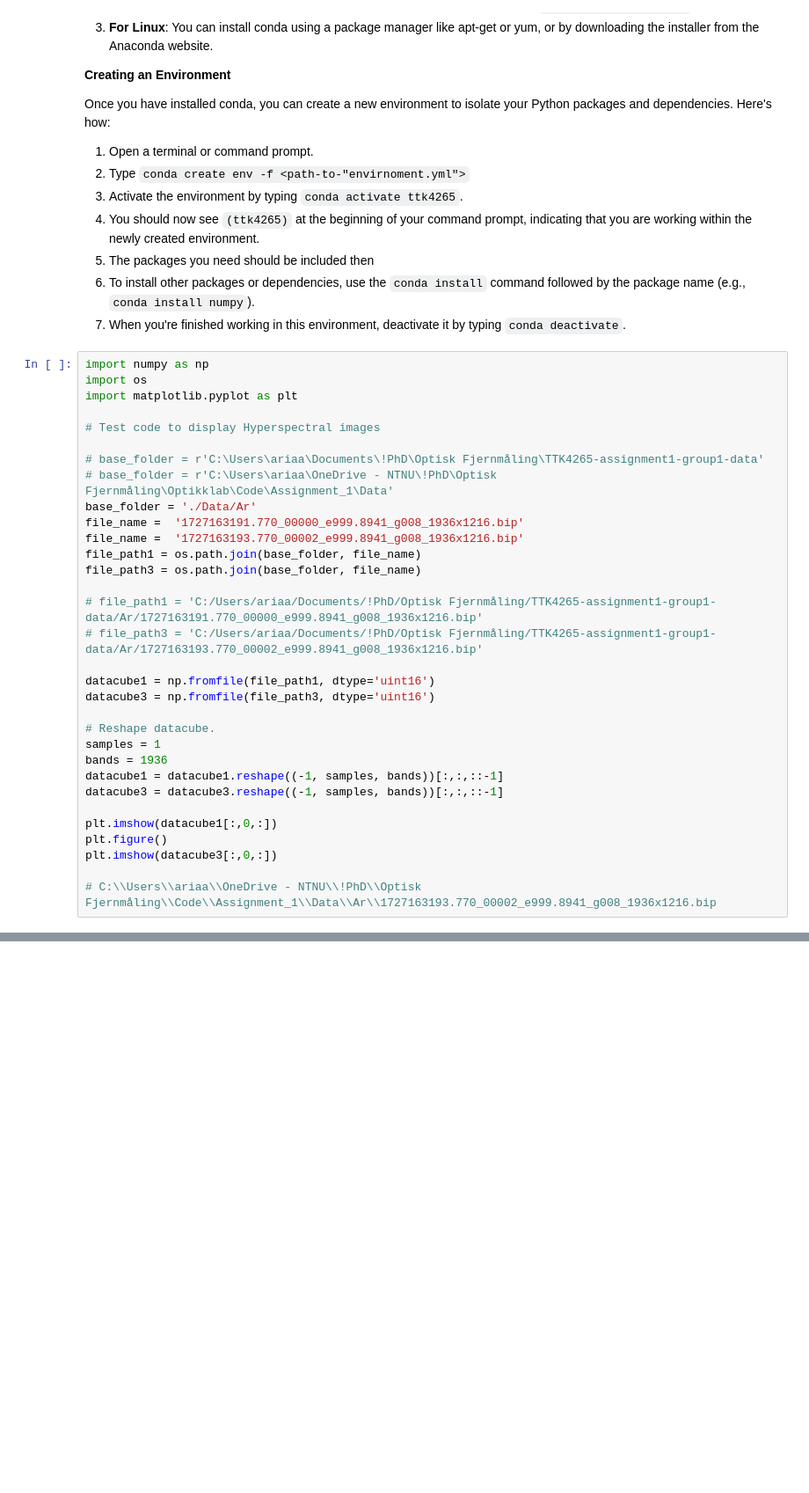
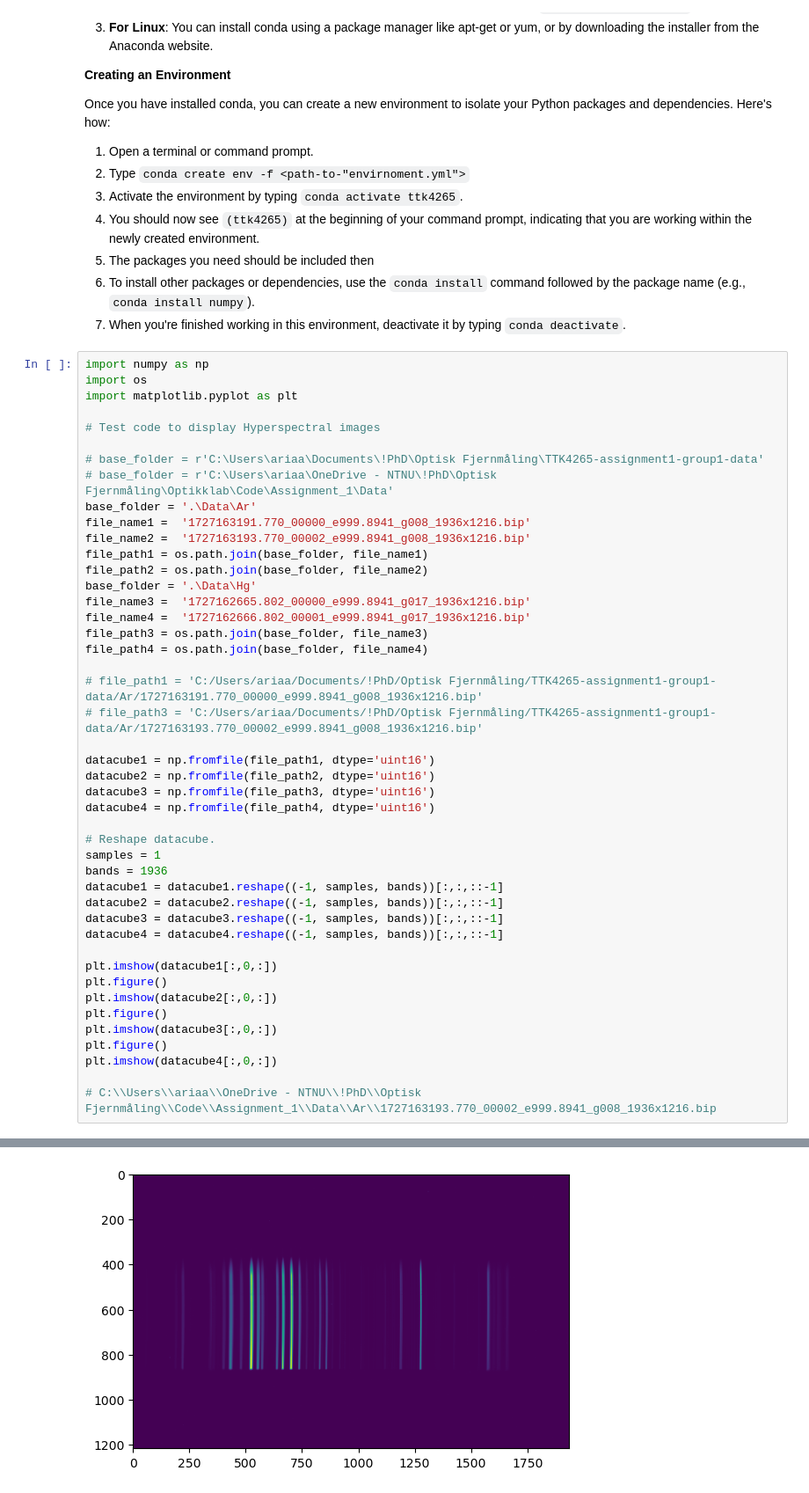
Before and after one commit to Larshalvorhansen/optikkLab, a Jupyter notebook: Code/Assignment_1/notebook.ipynb, the cells around one changed output, grey strips where cells are left out. Shown: that part at 88% size. Drawn from its saved outputs; the diff is of its cells as text; blank space fills up the shorter version.

Commit message:
more plots

```diff
--- a/Code/Assignment_1/notebook.ipynb
+++ b/Code/Assignment_1/notebook.ipynb
@@ -41,35 +41,49 @@ Once you have installed conda, you can create a new environment to isolate your
 import numpy as np
 import os
 import matplotlib.pyplot as plt
 
 # Test code to display Hyperspectral images
 
 # base_folder = r'C:\Users\ariaa\Documents\!PhD\Optisk Fjernmåling\TTK4265-assignment1-group1-data'
 # base_folder = r'C:\Users\ariaa\OneDrive - NTNU\!PhD\Optisk Fjernmåling\Optikklab\Code\Assignment_1\Data'
-base_folder = './Data/Ar'
-file_name =  '1727163191.770_00000_e999.8941_g008_1936x1216.bip'
-file_name =  '1727163193.770_00002_e999.8941_g008_1936x1216.bip'
-file_path1 = os.path.join(base_folder, file_name)
-file_path3 = os.path.join(base_folder, file_name)
+base_folder = '.\Data\Ar'
+file_name1 =  '1727163191.770_00000_e999.8941_g008_1936x1216.bip'
+file_name2 =  '1727163193.770_00002_e999.8941_g008_1936x1216.bip'
+file_path1 = os.path.join(base_folder, file_name1)
+file_path2 = os.path.join(base_folder, file_name2)
+base_folder = '.\Data\Hg'
+file_name3 =  '1727162665.802_00000_e999.8941_g017_1936x1216.bip'
+file_name4 =  '1727162666.802_00001_e999.8941_g017_1936x1216.bip'
+file_path3 = os.path.join(base_folder, file_name3)
+file_path4 = os.path.join(base_folder, file_name4)
 
 # file_path1 = 'C:/Users/ariaa/Documents/!PhD/Optisk Fjernmåling/TTK4265-assignment1-group1-data/Ar/1727163191.770_00000_e999.8941_g008_1936x1216.bip'
 # file_path3 = 'C:/Users/ariaa/Documents/!PhD/Optisk Fjernmåling/TTK4265-assignment1-group1-data/Ar/1727163193.770_00002_e999.8941_g008_1936x1216.bip'
 
 datacube1 = np.fromfile(file_path1, dtype='uint16')
+datacube2 = np.fromfile(file_path2, dtype='uint16')
 datacube3 = np.fromfile(file_path3, dtype='uint16')
+datacube4 = np.fromfile(file_path4, dtype='uint16')
 
 # Reshape datacube.
 samples = 1
 bands = 1936
 datacube1 = datacube1.reshape((-1, samples, bands))[:,:,::-1]
+datacube2 = datacube2.reshape((-1, samples, bands))[:,:,::-1]
 datacube3 = datacube3.reshape((-1, samples, bands))[:,:,::-1]
+datacube4 = datacube4.reshape((-1, samples, bands))[:,:,::-1]
 
 plt.imshow(datacube1[:,0,:])
 plt.figure()
+plt.imshow(datacube2[:,0,:])
+plt.figure()
 plt.imshow(datacube3[:,0,:])
+plt.figure()
+plt.imshow(datacube4[:,0,:])
 
 # C:\\Users\\ariaa\\OneDrive - NTNU\\!PhD\\Optisk Fjernmåling\\Code\\Assignment_1\\Data\\Ar\\1727163193.770_00002_e999.8941_g008_1936x1216.bip
 # %% [output]
 <matplotlib.image.AxesImage at 0x...>
 [figure]
 [figure]
+[figure, added]
```
Also changed, not shown: parts of 2 cells of this notebook.
